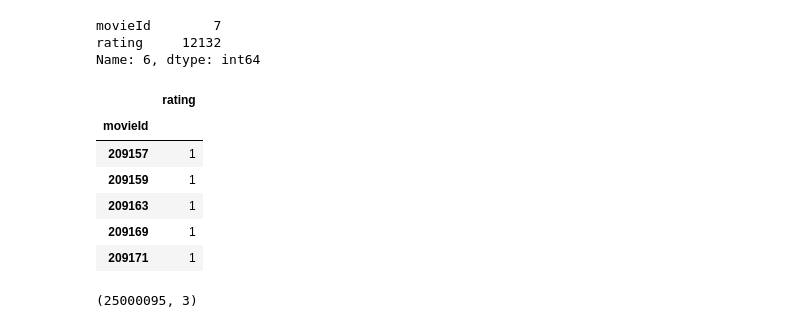
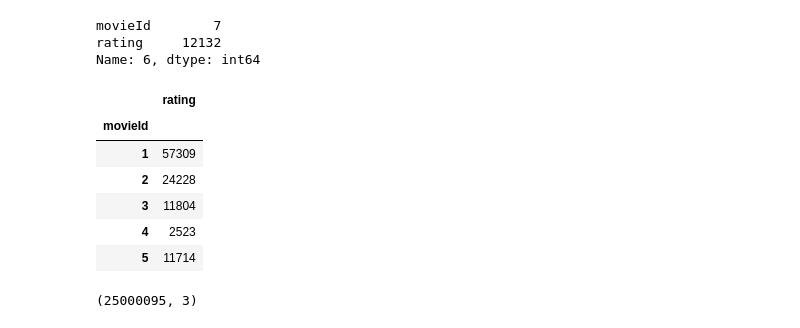
Before and after one commit to AkanchhaChoudhary/UCSanDiegoX-s-Data-Science-MicroMasters, a Jupyter notebook: Python_for_Data_Science/week-4/Introduction to Pandas.ipynb, the cells around one changed output. Cells and saved outputs as stored; diff of their text form; code cells hidden in the pictures.

```diff
--- a/Python_for_Data_Science/week-4/Introduction to Pandas.ipynb
+++ b/Python_for_Data_Science/week-4/Introduction to Pandas.ipynb
@@ -829,15 +874,15 @@ rating     12132
 Name: 6, dtype: int64
 # %%
 movie_count = ratings[['movieId','rating']].groupby('movieId').count()
-movie_count.tail()
+movie_count.head()
 # %% [output]
 |  | rating |
 | movieId |  |
-| 209157 | 1 |
-| 209159 | 1 |
-| 209163 | 1 |
-| 209169 | 1 |
-| 209171 | 1 |
+| 1 | 57309 |
+| 2 | 24228 |
+| 3 | 11804 |
+| 4 | 2523 |
+| 5 | 11714 |
 # %%
 ratings.shape
 # %% [output]
```
Also changed, not shown: parts of 21 cells of this notebook, 9 other files.
